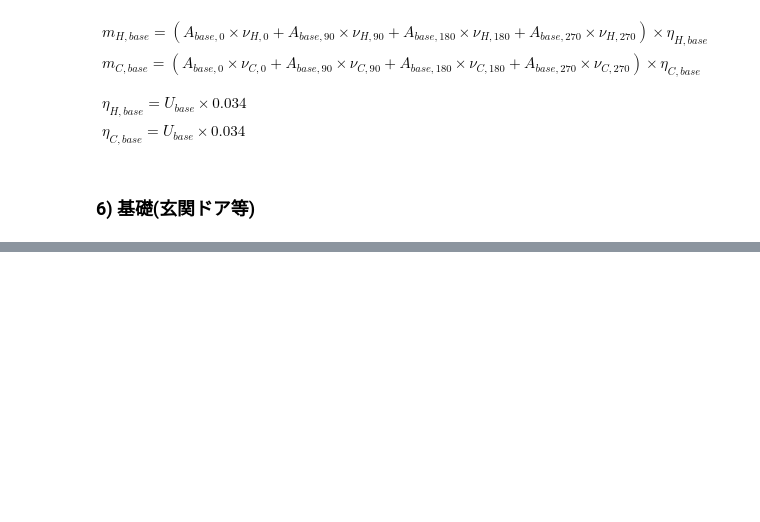
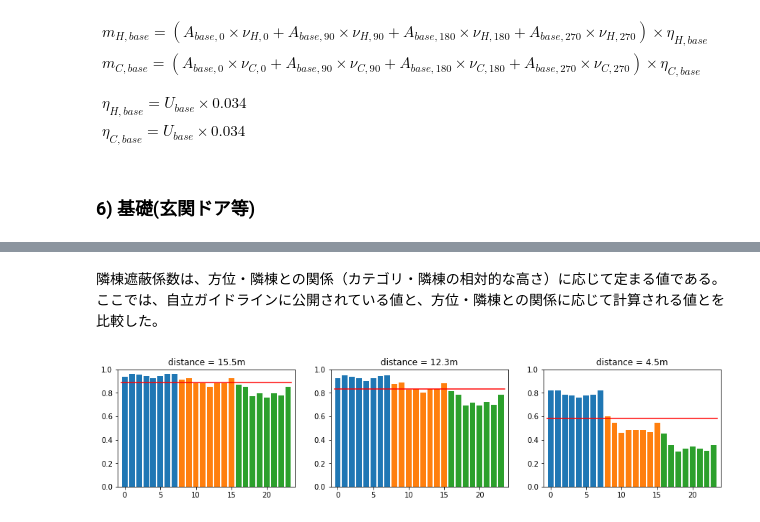
Before and after one commit to HisashiMiura/JJJProgramSpec, a Jupyter notebook: JJJDetuchedHouseEnvelopeSimpleEvaluationMethod.ipynb, the cells around one changed output, grey strips where cells are left out. Drawn from its saved outputs; the diff is of its cells as text; code cells hidden in the pictures; blank space fills up the shorter version.

```diff
--- a/JJJDetuchedHouseEnvelopeSimpleEvaluationMethod.ipynb
+++ b/JJJDetuchedHouseEnvelopeSimpleEvaluationMethod.ipynb
@@ -811,0 +950,28 @@ def m_C_base_d( A_base_d, nu_C, U_base_d ):
+# %% [markdown]
+隣棟遮蔽係数は、方位・隣棟との関係（カテゴリ・隣棟の相対的な高さ）に応じて定まる値である。
+ここでは、自立ガイドラインに公開されている値と、方位・隣棟との関係に応じて計算される値とを比較した。
+# %%
+drt = ['S','SW','W','NW','N','NE','E','SE']
+
+plt.figure(figsize= (15,3))
+
+distance = [15.5, 12.3, 4.5]
+expected = [0.89, 0.83, 0.58]
+
+for fn in [1,2,3]:
+    plt.subplot(1,3,fn)
+    n = 0
+    for c in [1,2,3]:
+        x = []
+        y = []
+        for r in drt:
+            x.append(n)
+            y.append(get_distance_coefficient_degradation(distance[fn-1], 'Cooling', c, r))
+            n = n + 1
+        plt.bar(x,y)
+    plt.plot( [ -0.5,23.5 ] , [ expected[fn-1], expected[fn-1] ], "r" )
+    plt.axis([-1,24,0,1])
+    plt.title("distance = " + str(distance[fn-1]) + "m")
+plt.show()
+# %% [output]
+[figure, added]
```
Also changed, not shown: parts of 29 cells of this notebook, 1 other file.
